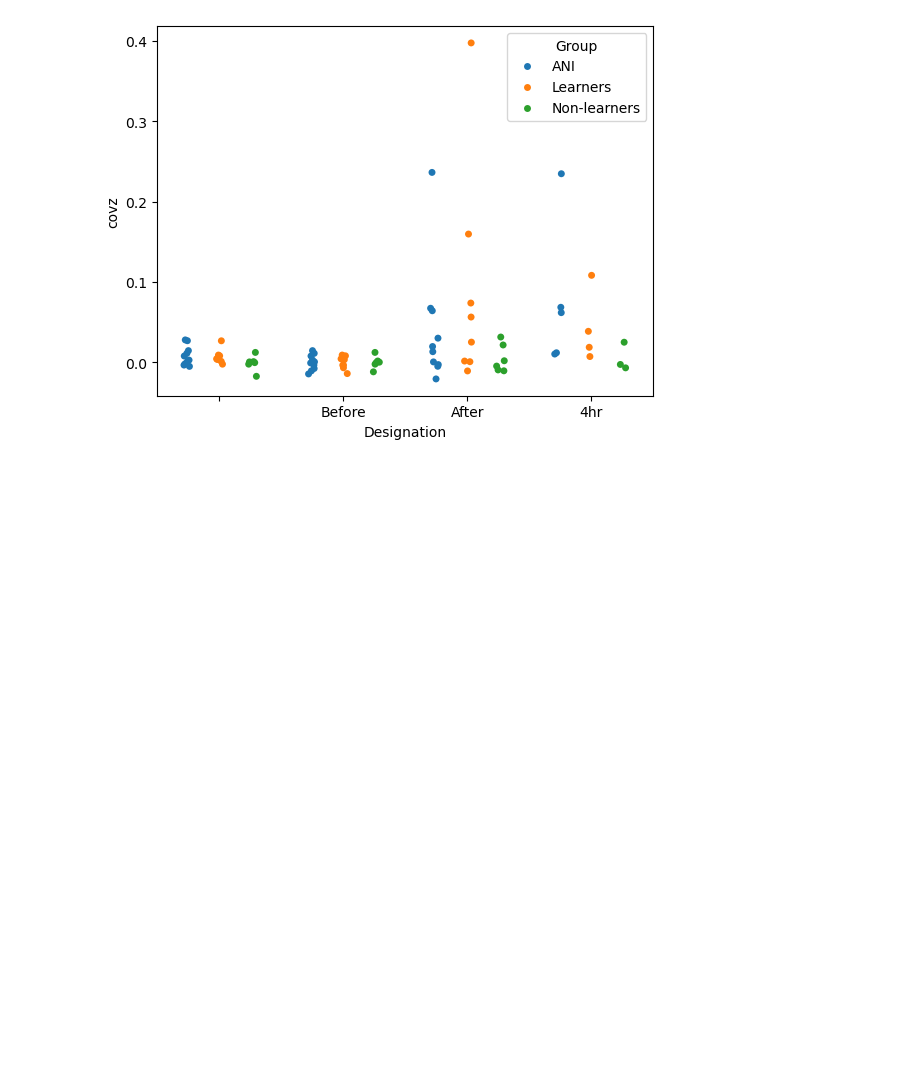
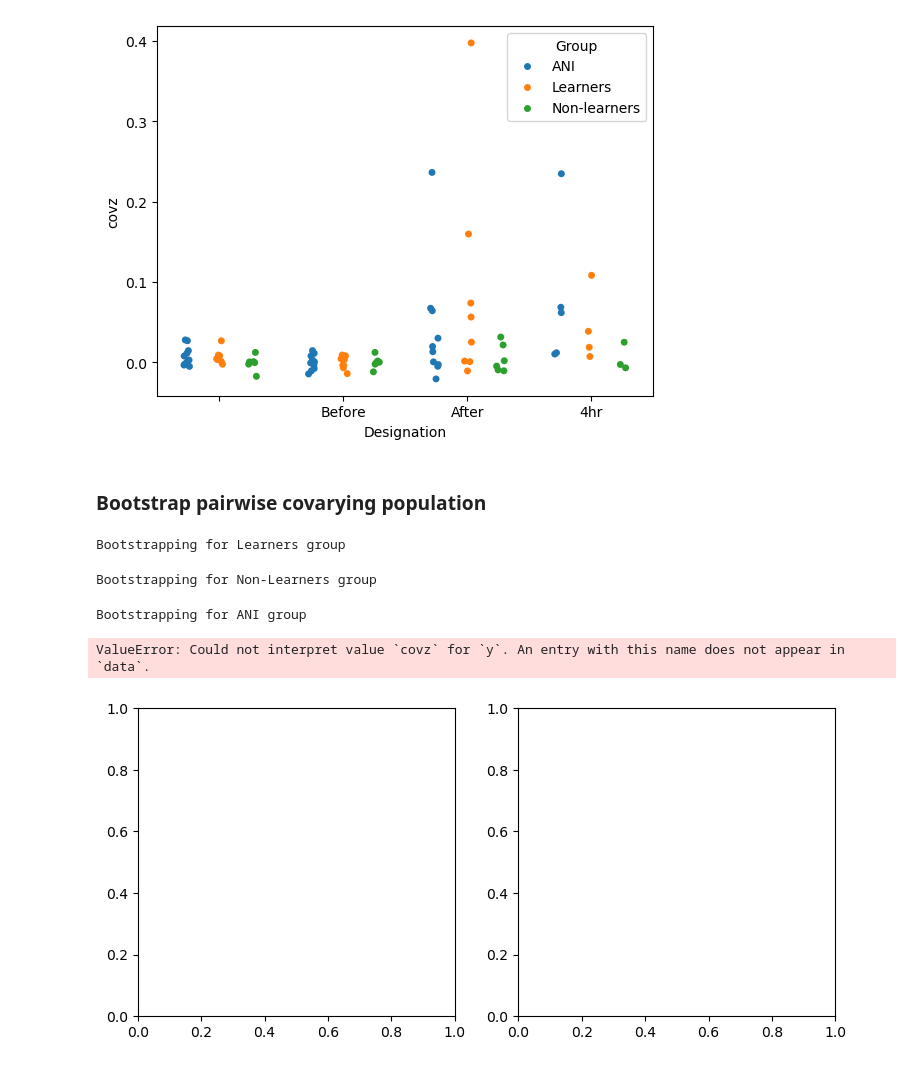
Before and after one commit to nkinsky/Eraser, a Jupyter notebook: Notebooks/covariance_bootstrap.ipynb, the cells around one changed output. Drawn from its saved outputs; the diff is of its cells as text; code cells hidden in the pictures; blank space fills up the shorter version.

```diff
--- a/Notebooks/covariance_bootstrap.ipynb
+++ b/Notebooks/covariance_bootstrap.ipynb
@@ -843,3 +791,38 @@ for group_name in df.Group.unique():
 
 df_boot = pd.concat(df_list, axis=0).reset_index()
 df_boot
+# %% [markdown]
+### Bootstrap pairwise covarying population
+# %%
+def bootstrap_sig_covariance(df, niter=10000, n_jobs=7, apply=lambda df2: df2.groupby(["Group"]).apply(lambda x: x.sum()/len(x))):
+    """Bootstrap each group during Before (Days -2 and -1), 4hr, and After (Days 1 and 2) epochs.  Only choose one day from each animal
+    for the before and after epochs."""
+
+    df_list = []
+    for group_name in df.Group.unique():
+        print(f"Bootstrapping for {group_name} group")
+        for epoch in ["Before", "4hr", "After"]:
+            df_use = df[(df.Group == group_name) & (df.Epoch == epoch)].drop(columns="Epoch")
+
+            df_boot_temp = bootstrap_resample(df_use, niter, n_jobs=n_jobs, level=["Mouse", "Day", "sig_cov_bool"],
+                                              n_level=[None, 1, None], apply=apply)
+            df_boot_temp["Epoch"] = epoch
+            df_boot_temp["Group"] = group_name
+
+            df_list.append(df_boot_temp)
+
+    df_boot_out = pd.concat(df_list, axis=0).reset_index()
+
+    return df_boot_out
+# %%
+file_name = "sig_pairwise_co_all"
+pw_sig_co_all = load_df(file_name, save_dir=group_data_dir)
+pw_sig_co_all = pw_sig_co_all.rename(columns={"Designation": "Epoch"})
+
+df_boot = bootstrap_sig_covariance(pw_sig_co_all, niter=10000)
+# %% [output]
+Bootstrapping for Learners group
+Bootstrapping for Non-Learners group
+Bootstrapping for ANI group
+ValueError: Could not interpret value `covz` for `y`. An entry with this name does not appear in `data`.
+[figure, added]
```
Also changed, not shown: parts of 11 cells of this notebook, 1 other file.
